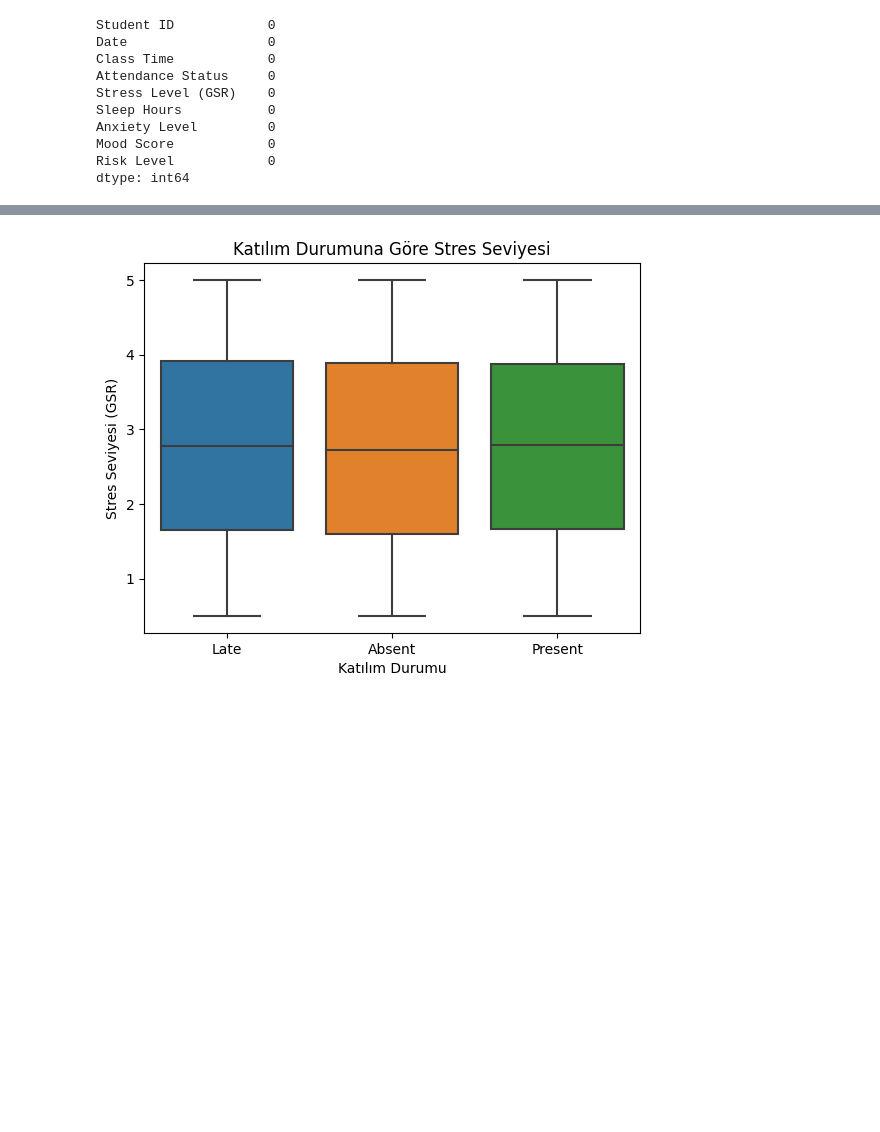
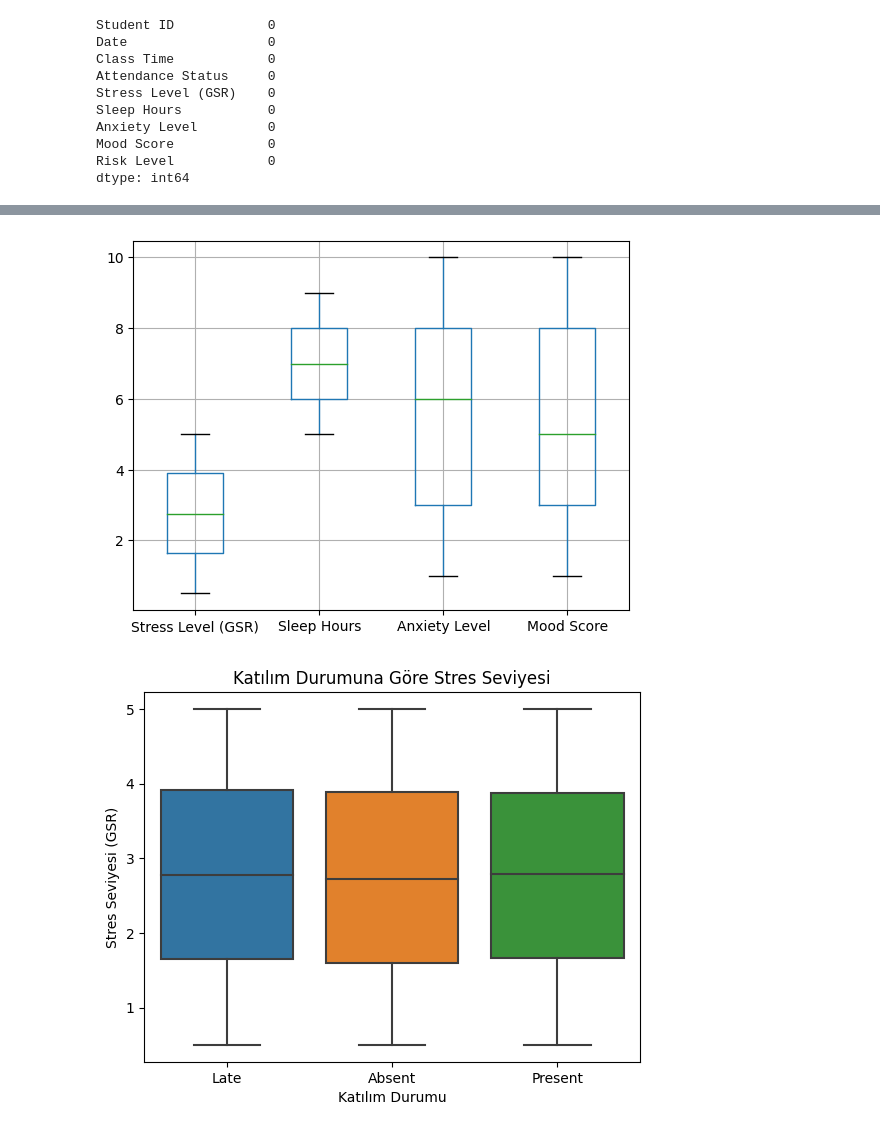
Before and after one commit to yildirim-alican/Student-Health-and-Attendance-Data-Istatistikler, a Jupyter notebook: temel-statistik-denemeleri.ipynb, the cells around one changed output, grey strips where cells are left out. Drawn from its saved outputs; the diff is of its cells as text; code cells hidden in the pictures; blank space fills up the shorter version.

```diff
--- a/temel-statistik-denemeleri.ipynb
+++ b/temel-statistik-denemeleri.ipynb
@@ -69,3 +72,8 @@ Stres Seviyesi için histogram
+# %%
+data[['Stress Level (GSR)', 'Sleep Hours', 'Anxiety Level', 'Mood Score']].boxplot()
+plt.show()
+# %% [output]
+[figure, added]
 # %%
 import seaborn as sns
 import matplotlib.pyplot as plt
```
Also changed, not shown: parts of 4 cells of this notebook.
